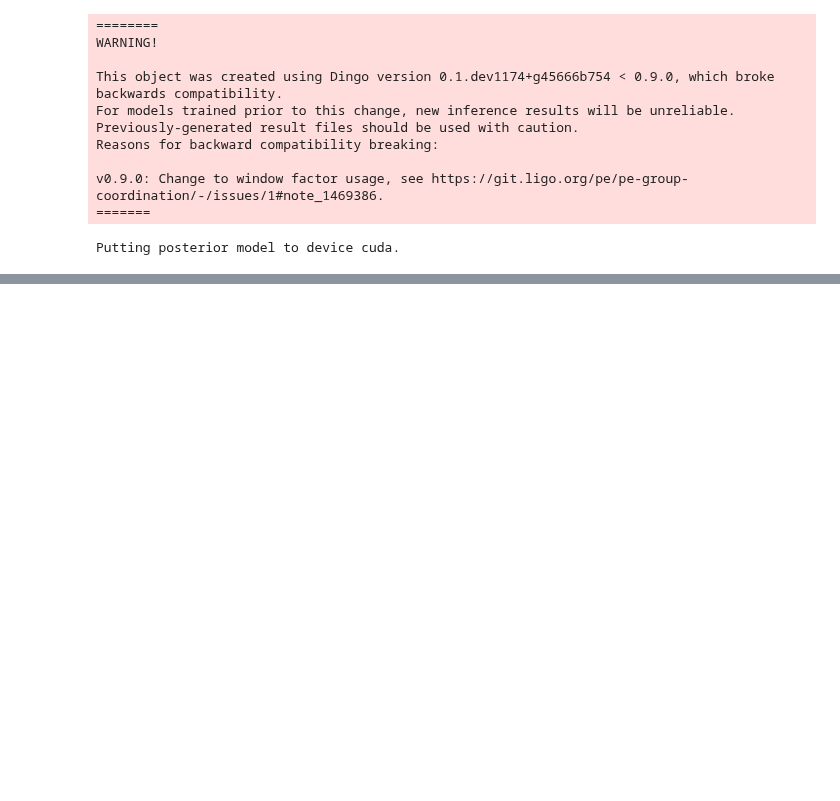
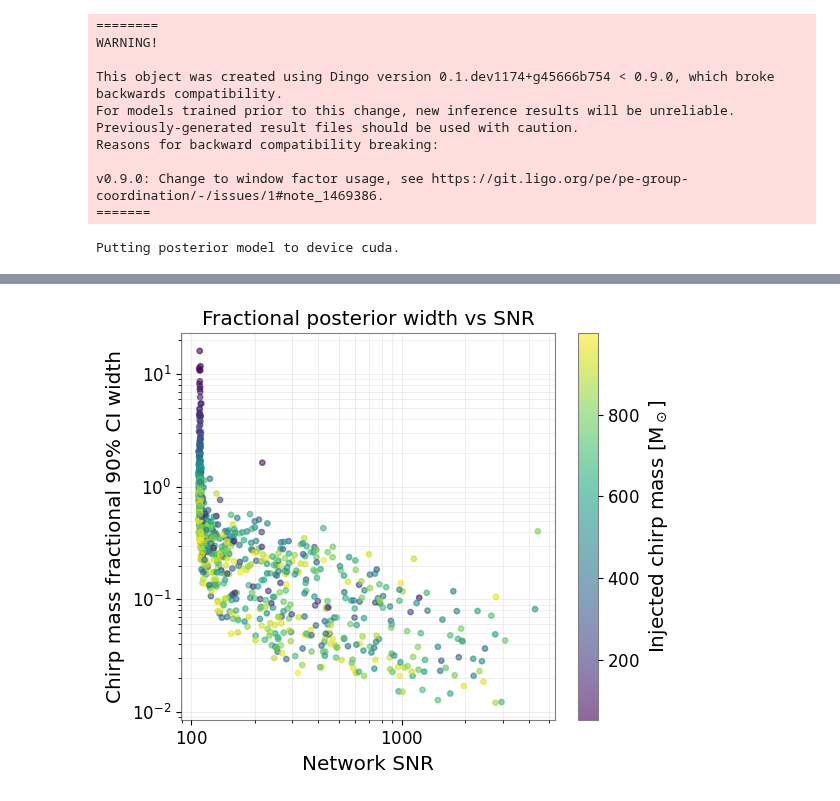
Before and after one commit to Massegolem/ET-Dingo, a Jupyter notebook: examples/imbh_T8/model_test_mass2.ipynb, the cells around one changed output, grey strips where cells are left out. Drawn from its saved outputs; the diff is of its cells as text; code cells hidden in the pictures; blank space fills up the shorter version.

```diff
--- a/examples/imbh_T8/model_test_mass2.ipynb
+++ b/examples/imbh_T8/model_test_mass2.ipynb
@@ -376,11 +389,11 @@ Std of error:           100.865
 pp_values_chirp_mass = []
 pp_values_mass_ratio = []
 
-result_files = sorted(os.listdir("/scratch/tpausch/test_data/imbh_T8_mass2/results"))
+result_files = sorted(os.listdir(f"/scratch/tpausch/test_data/{name}/results"))
 
 for fname in result_files:
 
-    with open(f"/scratch/tpausch/test_data/imbh_T8_mass2/results/{fname}", "rb") as f:
+    with open(f"/scratch/tpausch/test_data/{name}/results/{fname}", "rb") as f:
 
         payload = pickle.load(f)
 
@@ -480,0 +493,51 @@ plot_pp(
+# %%
+import os
+import pickle
+import numpy as np
+import matplotlib.pyplot as plt
+
+
+
+snrs = []
+ci90_widths = []
+chirp_masses = []
+
+result_files = sorted(os.listdir(f"/scratch/tpausch/test_data/{name}/results"))
+
+for fname in result_files:
+
+    with open(f"/scratch/tpausch/test_data/{name}/results/{fname}", "rb") as f:
+
+        payload = pickle.load(f)
+
+    theta_true = payload["theta_true"]
+    result = payload["result"]
+    snr = payload["network_snr"]
+
+    samples = result.samples["chirp_mass"].to_numpy()  # adjust if result.samples is a DataFrame
+
+    ci90 = np.percentile(samples, 95) - np.percentile(samples, 5)
+
+    snrs.append(snr)
+    ci90_widths.append(ci90)
+    chirp_masses.append(theta_true["chirp_mass"])
+
+snrs = np.array(snrs)
+ci90_widths = np.array(ci90_widths)
+chirp_masses = np.array(chirp_masses)
+
+frac_widths = ci90_widths / chirp_masses  # relative width, dimensionless
+
+plt.figure(figsize=(6, 5))
+sc = plt.scatter(snrs, frac_widths, c=chirp_masses, cmap="viridis", alpha=0.6, s=15)
+plt.xscale("log")
+plt.yscale("log")
+plt.xlabel("Network SNR")
+plt.ylabel("Chirp mass fractional 90% CI width")
+plt.colorbar(sc, label="Injected chirp mass [M$_\\odot$]")
+plt.title("Fractional posterior width vs SNR")
+plt.grid(True, which="both", alpha=0.3)
+plt.tight_layout()
+plt.show()
+# %% [output]
+[figure, added]
```
Also changed, not shown: parts of 8 cells of this notebook, 17 other files.
